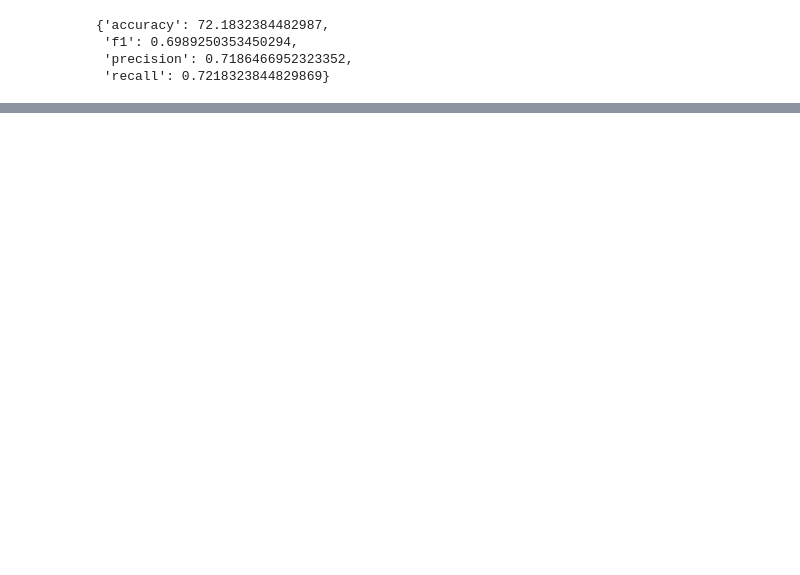
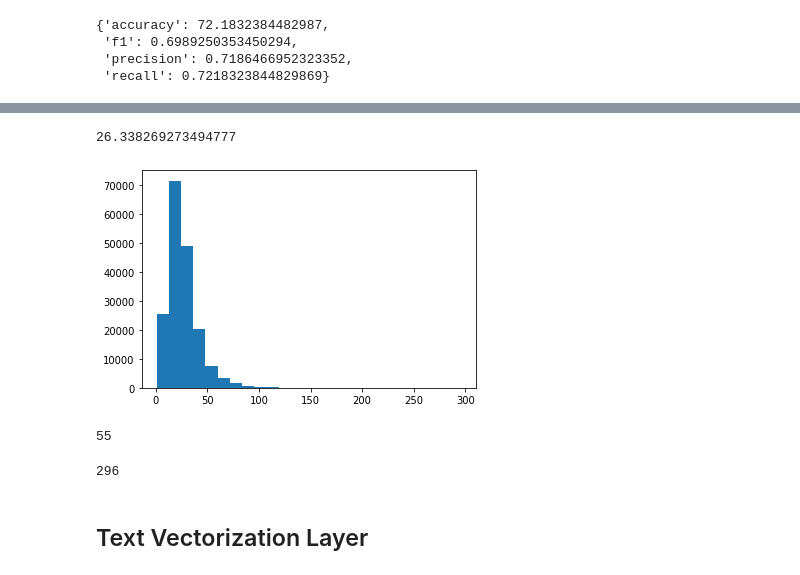
Before and after one commit to SilahicAmil/End-To-End-SkimLit, a Jupyter notebook: End_To_End_SkimLit_NLP.ipynb, the cells around one changed output, grey strips where cells are left out. Saved outputs shown, nothing was run; the diff lists cells and outputs as text; code cells hidden in the pictures; blank space fills up the shorter version.

```diff
--- a/End_To_End_SkimLit_NLP.ipynb
+++ b/End_To_End_SkimLit_NLP.ipynb
@@ -372,0 +381,28 @@ baseline_results
+# %%
+# How long is each sentence (avg)
+sent_lens = [len(sentence.split()) for sentence in train_sentences]
+avg_sent_len = np.mean(sent_lens)
+avg_sent_len
+# %% [output]
+26.338269273494777
+# %%
+# Whats the distribution?
+
+import matplotlib.pyplot as plt
+
+plt.hist(sent_lens, bins=25);
+# %% [output]
+[figure, added]
+# %%
+# How long of a sentence covers 95% of examples
+output_seq_len = int(np.percentile(sent_lens, 95))
+output_seq_len
+# %% [output]
+55
+# %%
+# Max sequence length
+max(sent_lens)
+# %% [output]
+296
+# %% [markdown]
+## Text Vectorization Layer
```
Also changed, not shown: parts of 38 cells of this notebook.
